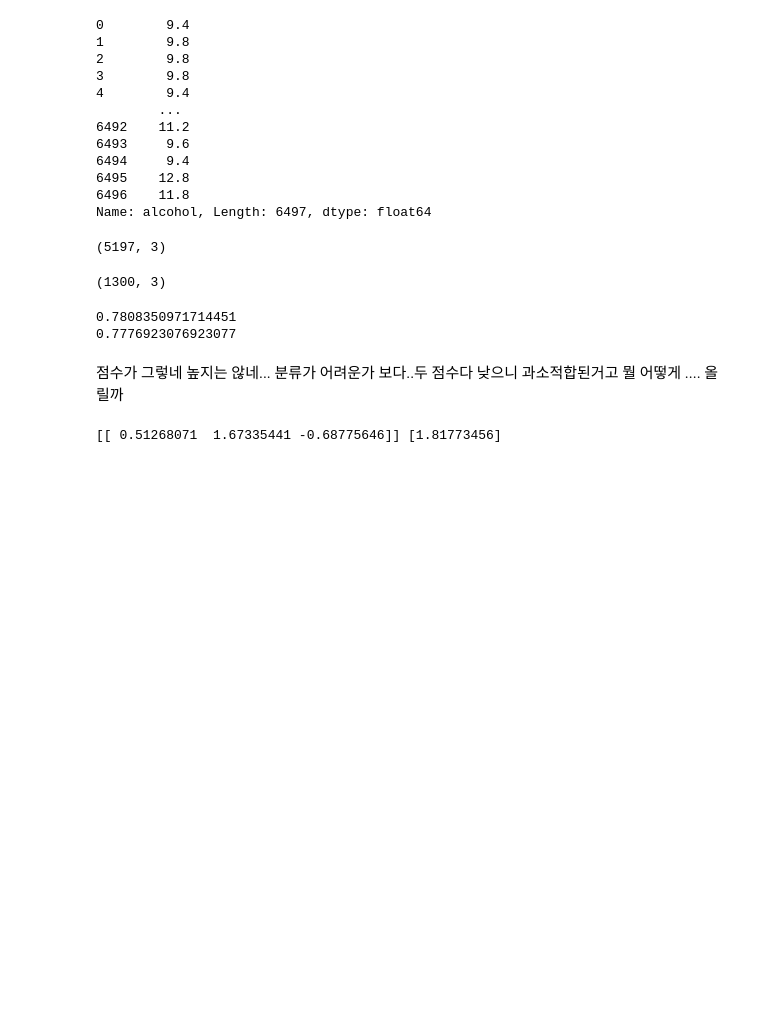
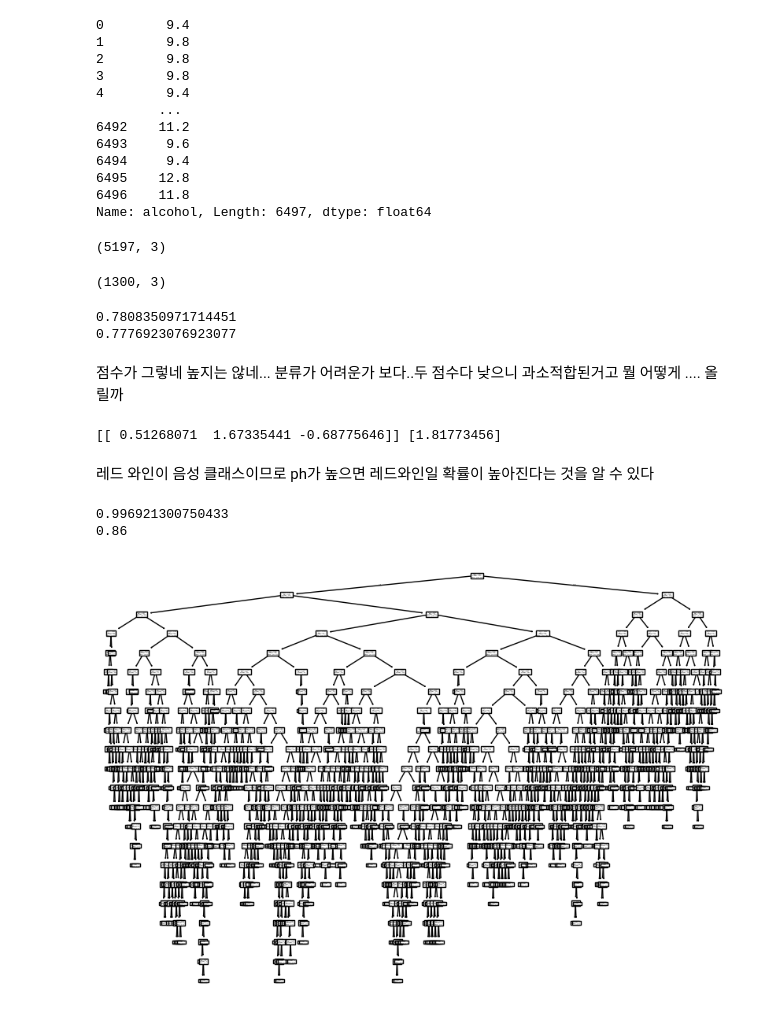
Before and after one commit to zamisolsol/hongong, a Jupyter notebook: 혼공머_STEP_5.ipynb, the cells around one changed output. Cells and saved outputs as stored; diff of their text form; code cells hidden in the pictures; blank space fills up the shorter version.

```diff
--- a/혼공머_STEP_5.ipynb
+++ b/혼공머_STEP_5.ipynb
@@ -112,3 +112,22 @@ print(lr.score(test_scaled, test_target))
 print(lr.coef_, lr.intercept_)
 # %% [output]
 [[ 0.51268071  1.67335441 -0.68775646]] [1.81773456]
+# %% [markdown]
+레드 와인이 음성 클래스이므로 ph가 높으면 레드와인일 확률이 높아진다는 것을 알 수 있다
+# %%
+from sklearn.tree import DecisionTreeClassifier
+dt = DecisionTreeClassifier()
+dt.fit(train_scaled, train_target)
+print(dt.score(train_scaled, train_target))
+print(dt.score(test_scaled, test_target))
+# %% [output]
+0.996921300750433
+0.86
+# %%
+import matplotlib.pyplot as plt
+from sklearn.tree import plot_tree
+plt.figure(figsize=(10,7)) #가로 10인치 세로 7인치를 의미
+plot_tree(dt) #결정트리 모델을 시각화 하는 함수
+plt.show()
+# %% [output]
+[figure, added]
```
Also changed, not shown: parts of 53 cells of this notebook.
